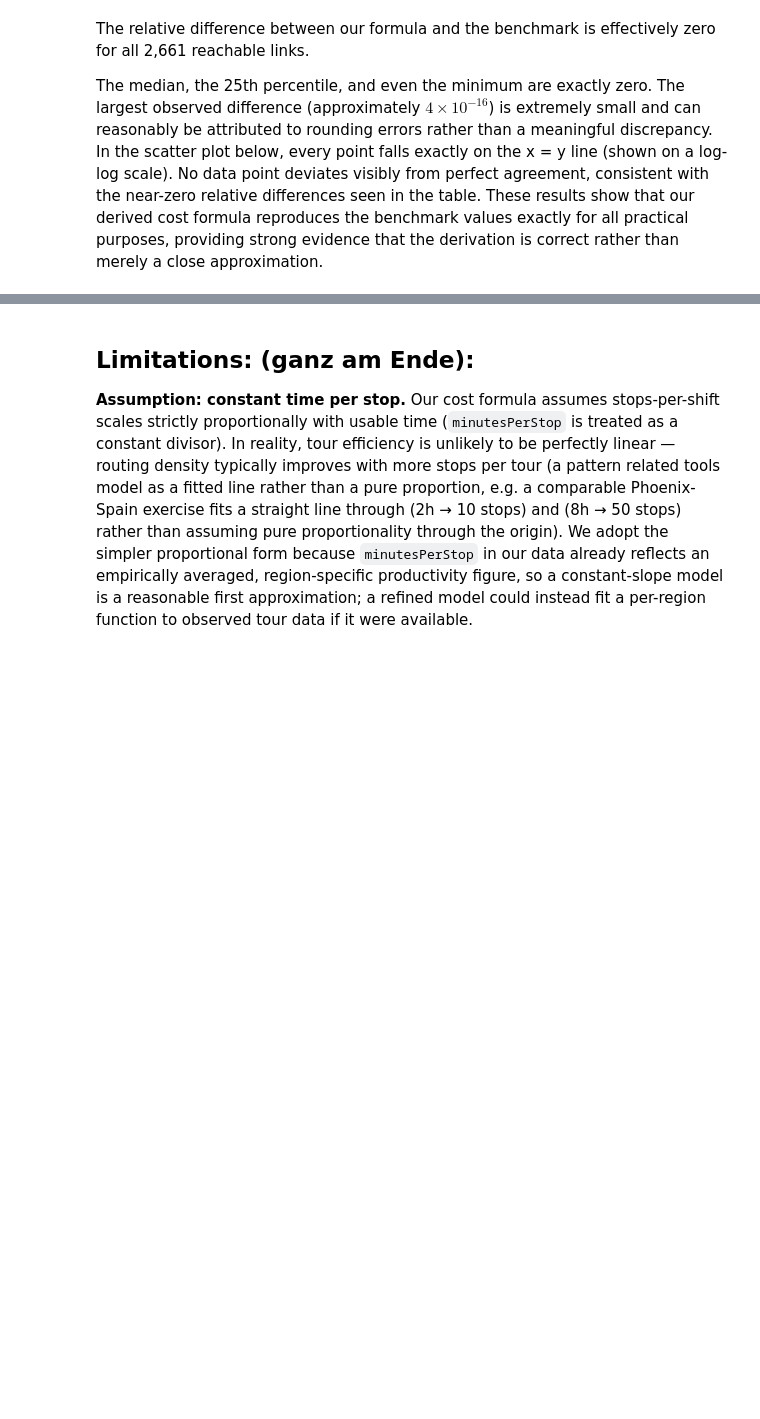
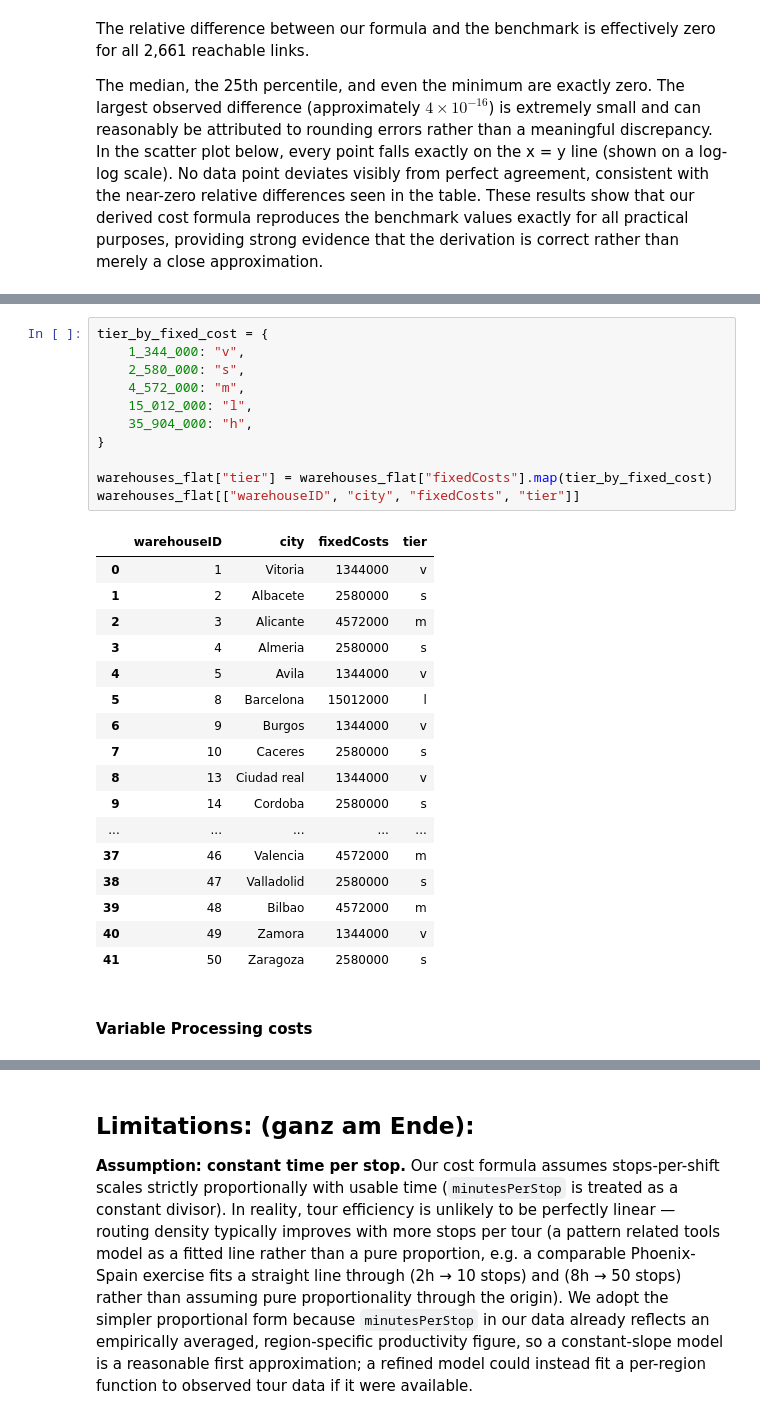
Before and after one commit to TimonLudwig1/case_study_3_d3, a Jupyter notebook: case_study.ipynb, the cells around one changed output, grey strips where cells are left out. Cells and saved outputs as stored; diff of their text form; blank space fills up the shorter version.

```diff
--- a/case_study.ipynb
+++ b/case_study.ipynb
@@ -558,0 +648,31 @@ than first solving the plain model and patching it afterwards.
+# %%
+tier_by_fixed_cost = {
+    1_344_000: "v",
+    2_580_000: "s",
+    4_572_000: "m",
+    15_012_000: "l",
+    35_904_000: "h",
+}
+
+warehouses_flat["tier"] = warehouses_flat["fixedCosts"].map(tier_by_fixed_cost)
+warehouses_flat[["warehouseID", "city", "fixedCosts", "tier"]]
+# %% [output]
+|  | warehouseID | city | fixedCosts | tier |
+| 0 | 1 | Vitoria | 1344000 | v |
+| 1 | 2 | Albacete | 2580000 | s |
+| 2 | 3 | Alicante | 4572000 | m |
+| 3 | 4 | Almeria | 2580000 | s |
+| 4 | 5 | Avila | 1344000 | v |
+| 5 | 8 | Barcelona | 15012000 | l |
+| 6 | 9 | Burgos | 1344000 | v |
+| 7 | 10 | Caceres | 2580000 | s |
+| 8 | 13 | Ciudad real | 1344000 | v |
+| 9 | 14 | Cordoba | 2580000 | s |
+| ... | ... | ... | ... | ... |
+| 37 | 46 | Valencia | 4572000 | m |
+| 38 | 47 | Valladolid | 2580000 | s |
+| 39 | 48 | Bilbao | 4572000 | m |
+| 40 | 49 | Zamora | 1344000 | v |
+| 41 | 50 | Zaragoza | 2580000 | s |
+# %% [markdown]
+#### Variable Processing costs
```
Also changed, not shown: parts of 10 cells of this notebook.
